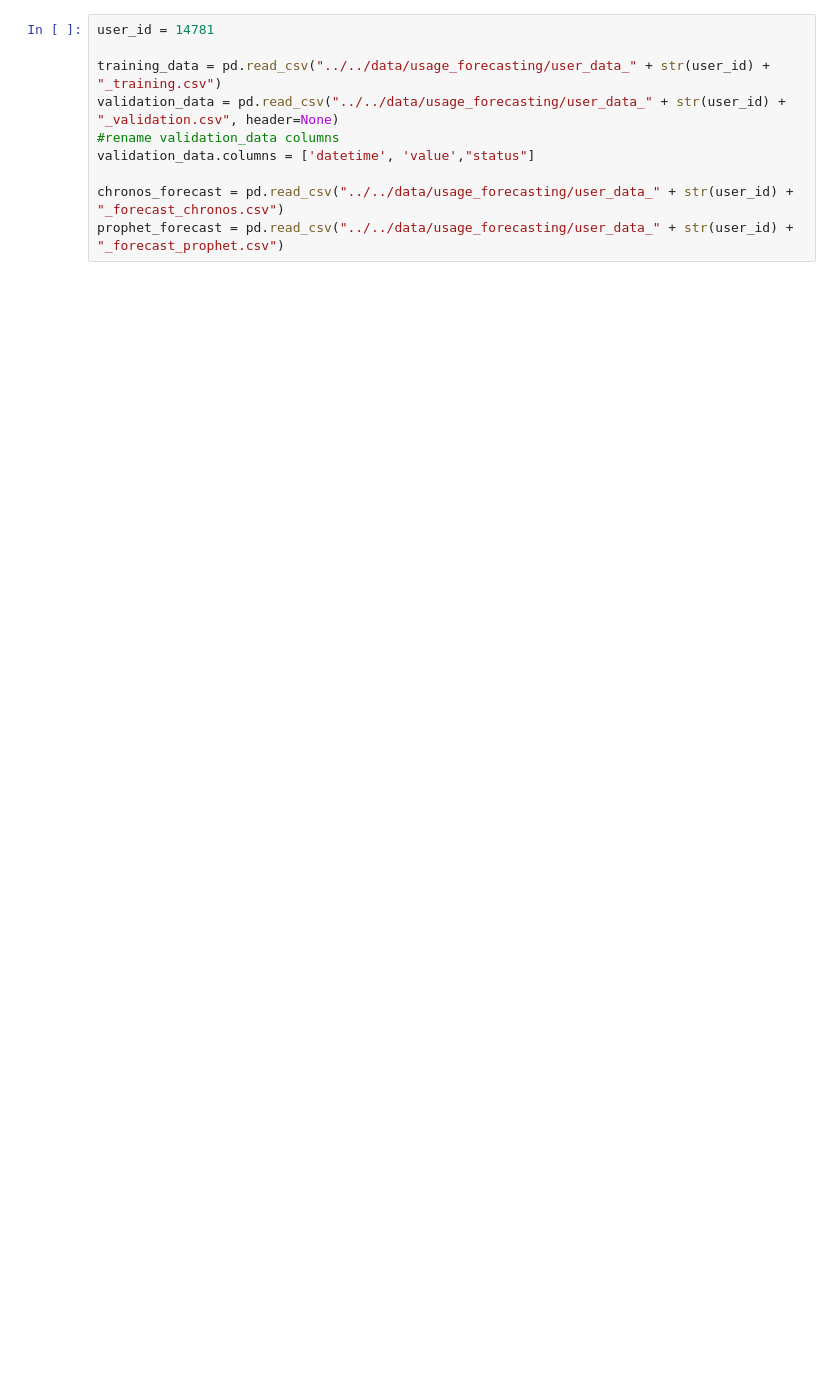
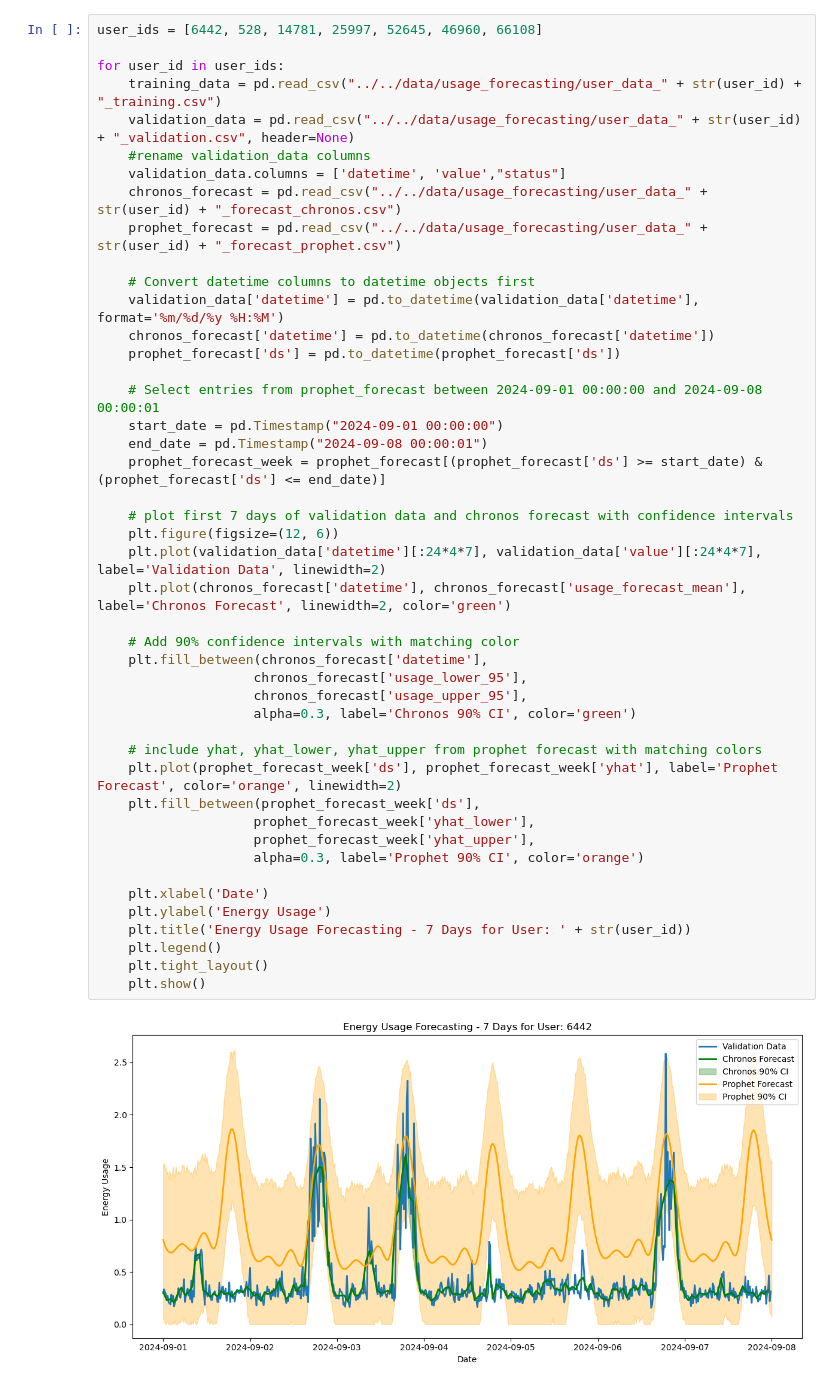
Before and after one commit to JuliusBec/Project_Energy_Tariffs, a Jupyter notebook: src/Energy_usage_forecasting/ForecastAnalysis.ipynb, the cells around one changed output. Drawn from its saved outputs; the diff is of its cells as text; blank space fills up the shorter version.

```diff
--- a/src/Energy_usage_forecasting/ForecastAnalysis.ipynb
+++ b/src/Energy_usage_forecasting/ForecastAnalysis.ipynb
@@ -4,10 +6,47 @@ import matplotlib.pyplot as plt
 # %%
-user_id = 14781
+user_ids = [6442, 528, 14781, 25997, 52645, 46960, 66108]
 
-training_data = pd.read_csv("../../data/usage_forecasting/user_data_" + str(user_id) + "_training.csv")
-validation_data = pd.read_csv("../../data/usage_forecasting/user_data_" + str(user_id) + "_validation.csv", header=None)
-#rename validation_data columns
-validation_data.columns = ['datetime', 'value',"status"]
+for user_id in user_ids:
+    training_data = pd.read_csv("../../data/usage_forecasting/user_data_" + str(user_id) + "_training.csv")
+    validation_data = pd.read_csv("../../data/usage_forecasting/user_data_" + str(user_id) + "_validation.csv", header=None)
+    #rename validation_data columns
+    validation_data.columns = ['datetime', 'value',"status"]
+    chronos_forecast = pd.read_csv("../../data/usage_forecasting/user_data_" + str(user_id) + "_forecast_chronos.csv")
+    prophet_forecast = pd.read_csv("../../data/usage_forecasting/user_data_" + str(user_id) + "_forecast_prophet.csv")
 
-chronos_forecast = pd.read_csv("../../data/usage_forecasting/user_data_" + str(user_id) + "_forecast_chronos.csv")
-prophet_forecast = pd.read_csv("../../data/usage_forecasting/user_data_" + str(user_id) + "_forecast_prophet.csv")
+    # Convert datetime columns to datetime objects first
+    validation_data['datetime'] = pd.to_datetime(validation_data['datetime'], format='%m/%d/%y %H:%M')
+    chronos_forecast['datetime'] = pd.to_datetime(chronos_forecast['datetime'])
+    prophet_forecast['ds'] = pd.to_datetime(prophet_forecast['ds'])
+
+    # Select entries from prophet_forecast between 2024-09-01 00:00:00 and 2024-09-08 00:00:01
+    start_date = pd.Timestamp("2024-09-01 00:00:00")
+    end_date = pd.Timestamp("2024-09-08 00:00:01")
+    prophet_forecast_week = prophet_forecast[(prophet_forecast['ds'] >= start_date) & (prophet_forecast['ds'] <= end_date)]
+
+    # plot first 7 days of validation data and chronos forecast with confidence intervals
+    plt.figure(figsize=(12, 6))
+    plt.plot(validation_data['datetime'][:24*4*7], validation_data['value'][:24*4*7], label='Validation Data', linewidth=2)
+    plt.plot(chronos_forecast['datetime'], chronos_forecast['usage_forecast_mean'], label='Chronos Forecast', linewidth=2, color='green')
+
+    # Add 90% confidence intervals with matching color
+    plt.fill_between(chronos_forecast['datetime'],
+                    chronos_forecast['usage_lower_95'],
+                    chronos_forecast['usage_upper_95'],
+                    alpha=0.3, label='Chronos 90% CI', color='green')
+
+    # include yhat, yhat_lower, yhat_upper from prophet forecast with matching colors
+    plt.plot(prophet_forecast_week['ds'], prophet_forecast_week['yhat'], label='Prophet Forecast', color='orange', linewidth=2)
+    plt.fill_between(prophet_forecast_week['ds'],
+                    prophet_forecast_week['yhat_lower'],
+                    prophet_forecast_week['yhat_upper'],
+                    alpha=0.3, label='Prophet 90% CI', color='orange')
+
+    plt.xlabel('Date')
+    plt.ylabel('Energy Usage')
+    plt.title('Energy Usage Forecasting - 7 Days for User: ' + str(user_id))
+    plt.legend()
+    plt.tight_layout()
+    plt.show()
+# %% [output]
+[figure, added]
```
Also changed, not shown: parts of 12 cells of this notebook, 2 other files.
